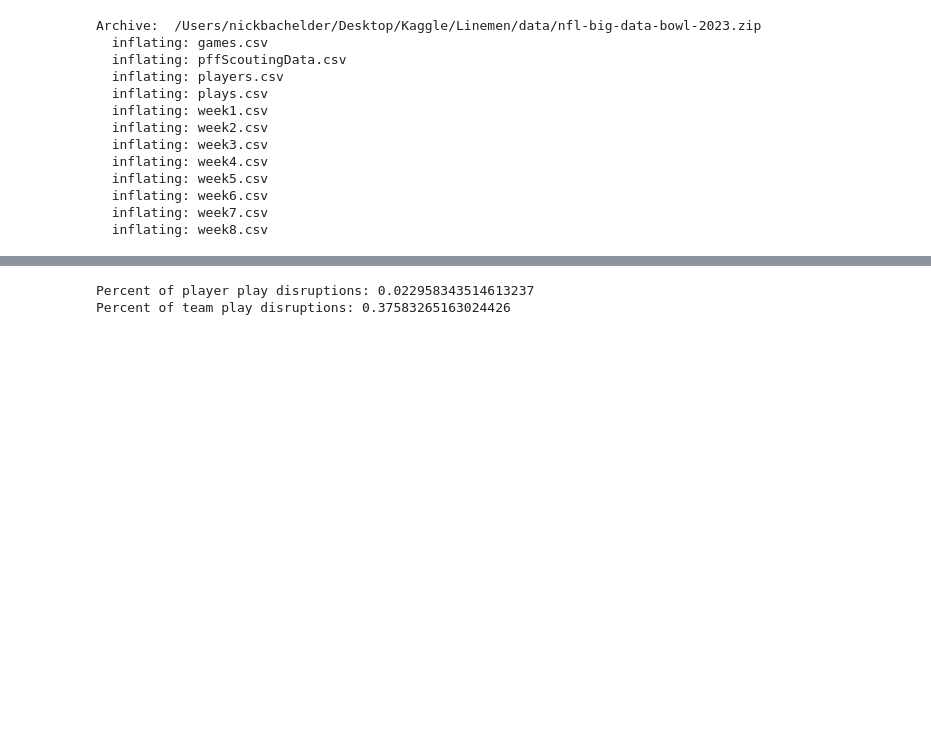
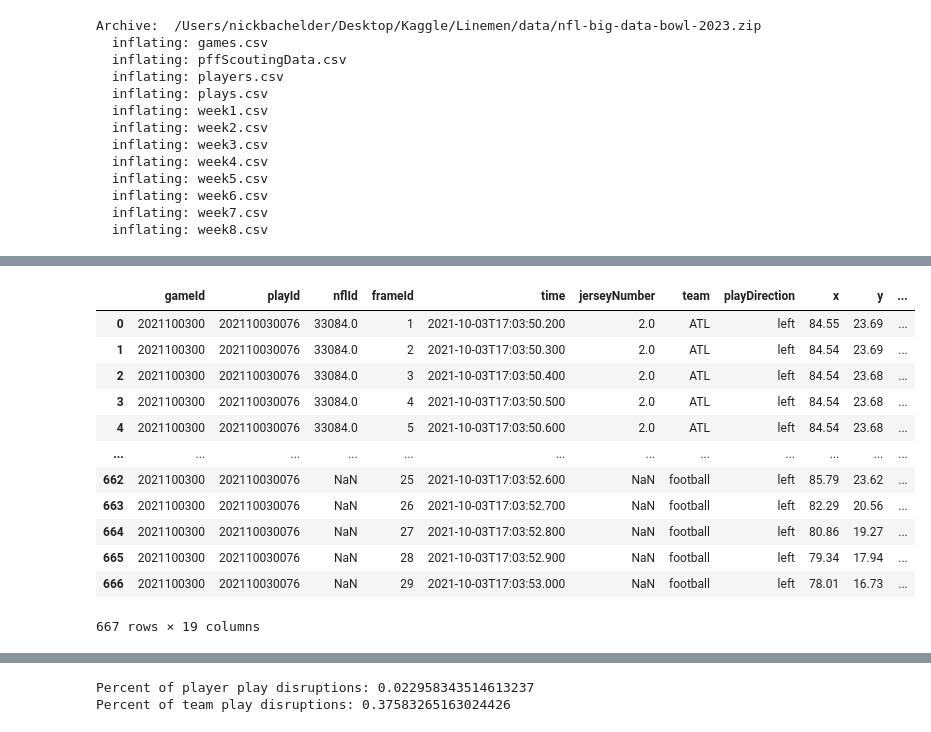
Before and after one commit to nickb1125/Big-Data-Bowl-Linemen, a Jupyter notebook: code/clean/data_clean.ipynb, the cells around one changed output, grey strips where cells are left out. Cells and saved outputs as stored; diff of their text form; code cells hidden in the pictures; blank space fills up the shorter version.

```diff
--- a/code/clean/data_clean.ipynb
+++ b/code/clean/data_clean.ipynb
@@ -251,2 +217,18 @@ fig.show()
+# %%
+all_data.search_track_weeks(variables = ['playId'], variable_values = [202110030076])
+# %% [output]
+|  | gameId | playId | nflId | frameId | time | jerseyNumber | team | playDirection | x | y | ... |
+| 0 | 2021100300 | 202110030076 | 33084.0 | 1 | 2021-10-03T17:03:50.200 | 2.0 | ATL | left | 84.55 | 23.69 | ... |
+| 1 | 2021100300 | 202110030076 | 33084.0 | 2 | 2021-10-03T17:03:50.300 | 2.0 | ATL | left | 84.54 | 23.69 | ... |
+| 2 | 2021100300 | 202110030076 | 33084.0 | 3 | 2021-10-03T17:03:50.400 | 2.0 | ATL | left | 84.54 | 23.68 | ... |
+| 3 | 2021100300 | 202110030076 | 33084.0 | 4 | 2021-10-03T17:03:50.500 | 2.0 | ATL | left | 84.54 | 23.68 | ... |
+| 4 | 2021100300 | 202110030076 | 33084.0 | 5 | 2021-10-03T17:03:50.600 | 2.0 | ATL | left | 84.54 | 23.68 | ... |
+| ... | ... | ... | ... | ... | ... | ... | ... | ... | ... | ... | ... |
+| 662 | 2021100300 | 202110030076 | NaN | 25 | 2021-10-03T17:03:52.600 | NaN | football | left | 85.79 | 23.62 | ... |
+| 663 | 2021100300 | 202110030076 | NaN | 26 | 2021-10-03T17:03:52.700 | NaN | football | left | 82.29 | 20.56 | ... |
+| 664 | 2021100300 | 202110030076 | NaN | 27 | 2021-10-03T17:03:52.800 | NaN | football | left | 80.86 | 19.27 | ... |
+| 665 | 2021100300 | 202110030076 | NaN | 28 | 2021-10-03T17:03:52.900 | NaN | football | left | 79.34 | 17.94 | ... |
+| 666 | 2021100300 | 202110030076 | NaN | 29 | 2021-10-03T17:03:53.000 | NaN | football | left | 78.01 | 16.73 | ... |
+667 rows × 19 columns
 # %%
 # %% [output]
```
Also changed, not shown: parts of 20 cells of this notebook, 4 other files.
